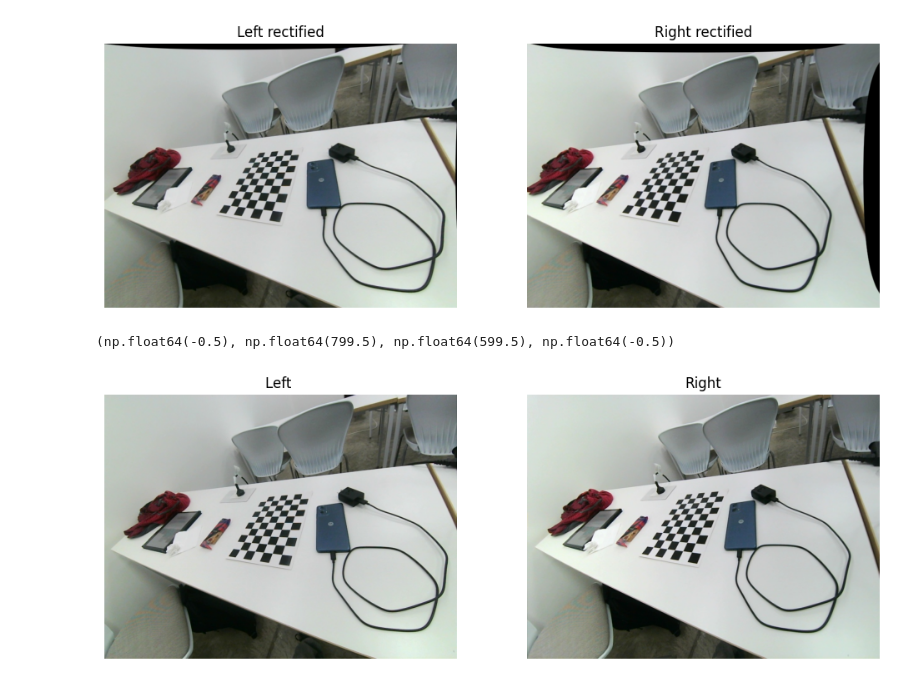
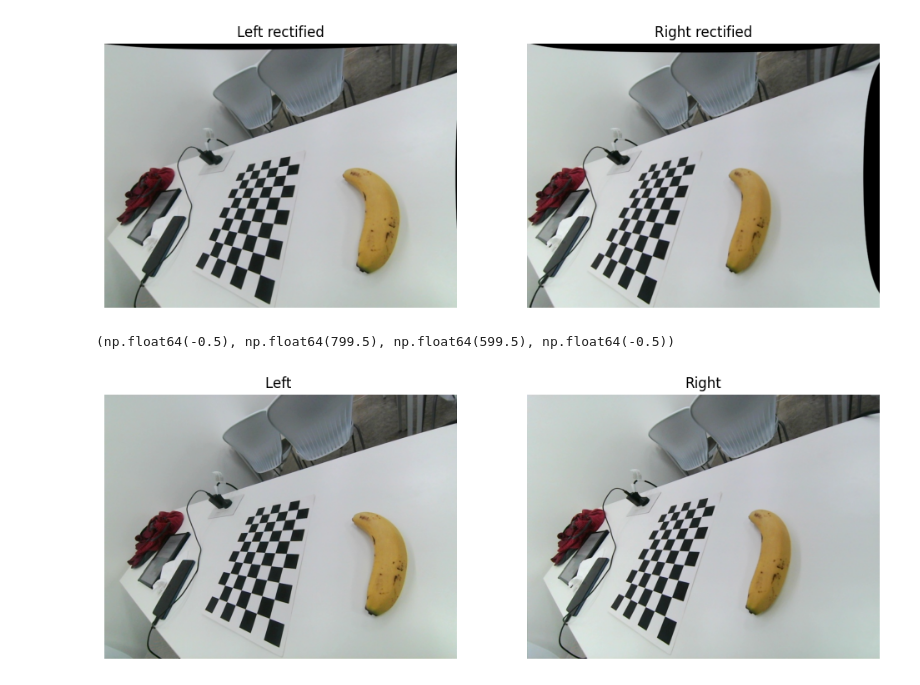
Before and after one commit to NazaGonella/tp2_reconstruccion_3d, a Jupyter notebook: rectificacion.ipynb, the cells around one changed output. Cells and saved outputs as stored; diff of their text form; code cells hidden in the pictures.

```diff
--- a/rectificacion.ipynb
+++ b/rectificacion.ipynb
@@ -45,7 +37,7 @@ P2:
 # %%
 # Mapas de rectificación (izquierda y derecha)
-left_image=cv2.imread("./data/banana/left_23.jpg")
-right_image=cv2.imread("./data/banana/right_23.jpg")
+left_image=cv2.imread("./fotos_objetos/left_2.jpg")
+right_image=cv2.imread("./fotos_objetos/right_2.jpg")
 
 left_image  = cv2.cvtColor(left_image,  cv2.COLOR_BGR2RGB)
 right_image = cv2.cvtColor(right_image, cv2.COLOR_BGR2RGB)
@@ -61,32 +53,42 @@ map2x, map2y = cv2.initUndistortRectifyMap(
 # Aplicar los mapas a las imágenes
 left_rectified  = cv2.remap(left_image,  map1x, map1y, cv2.INTER_LINEAR)
 right_rectified = cv2.remap(right_image, map2x, map2y, cv2.INTER_LINEAR)
 
+# with open("./data/stereo_maps.pkl", "rb") as f:
+#     maps = pickle.load(f)
+
+# left_map_x = maps["left_map_x"]
+# left_map_y = maps["left_map_y"]
+# right_map_x = maps["right_map_x"]
+# right_map_y = maps["right_map_y"]
+
+# left_rectified  = cv2.remap(left_image,  left_map_x,  left_map_y,  cv2.INTER_LINEAR)
+# right_rectified = cv2.remap(right_image, right_map_x, right_map_y, cv2.INTER_LINEAR)
 
 plt.figure(figsize=(12, 5))
 plt.subplot(1, 2, 1)
 plt.imshow(left_rectified)
 plt.title("Left rectified")
 plt.axis("off")
 
 plt.subplot(1, 2, 2)
 plt.imshow(right_rectified)
 plt.title("Right rectified")
 plt.axis("off")
 
 plt.show()
 
 plt.figure(figsize=(12, 5))
 plt.subplot(1, 2, 1)
 plt.imshow(left_image)
 plt.title("Left ")
 plt.axis("off")
 
 plt.subplot(1, 2, 2)
 plt.imshow(right_image)
 plt.title("Right")
 plt.axis("off")
 # %% [output]
-[figure, old version]
+[figure, new version]
 (np.float64(-0.5), np.float64(799.5), np.float64(599.5), np.float64(-0.5))
-[figure, old version]
+[figure, new version]
```
Also changed, not shown: parts of 4 cells of this notebook, 10 other files.
